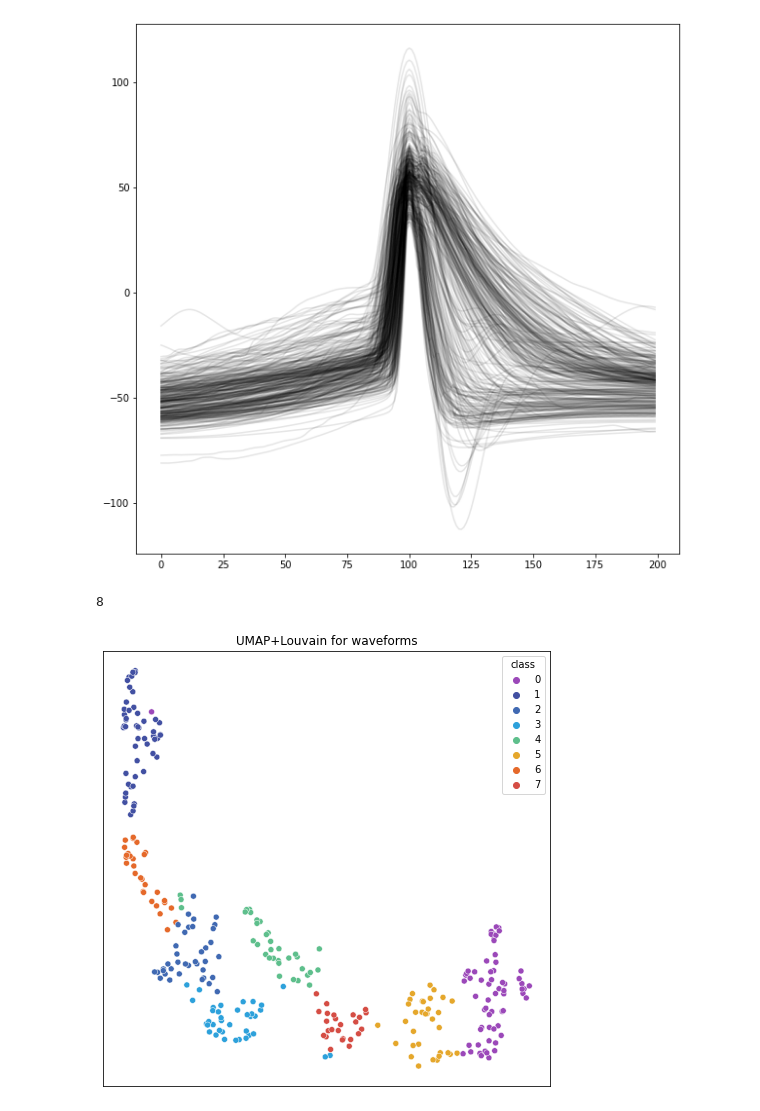
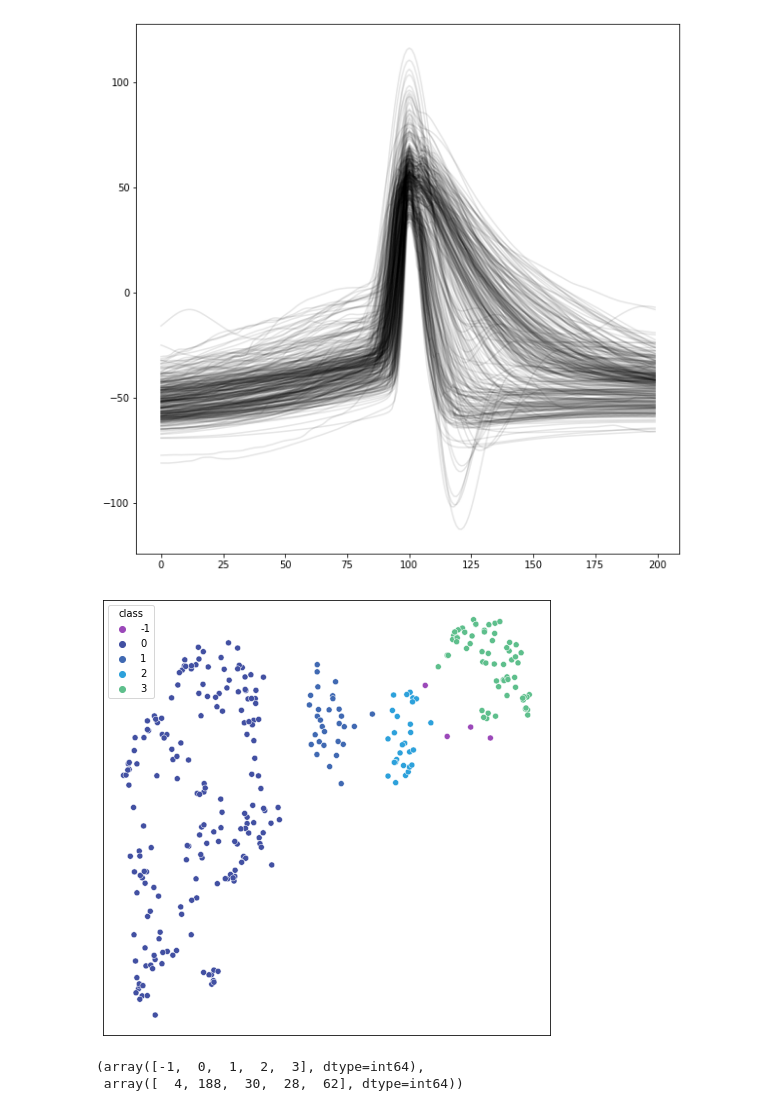
Before and after one commit to Nishant-codex/GIFFittingToolbox, a Jupyter notebook: src/examples/HBDSCAN.ipynb, the cells around one changed output. Drawn from its saved outputs; the diff is of its cells as text; code cells hidden in the pictures.

Commit message:
updated UMAP the result of removing norm after std

```diff
--- a/src/examples/HBDSCAN.ipynb
+++ b/src/examples/HBDSCAN.ipynb
@@ -86,6 +86,35 @@ sns.palplot(coherence_colors)
 [figure]
 [figure]
 [figure]
+# %%
+def HBDSCAN_plot(data,cmap,n_neighbors,min_dist,random_state):
+
+
+    data_umap_scaler = StandardScaler()
+    data_umap = data_umap_scaler.fit_transform(data)
+    clusterable_embedding = umap.UMAP(
+        n_neighbors=n_neighbors,
+        min_dist=min_dist,
+        n_components=2,
+        random_state=random_state,
+    ).fit_transform(data_umap)
+
+    labels = hdbscan.HDBSCAN(
+        # min_samples=10,
+        min_cluster_size=10,
+    ).fit_predict(clusterable_embedding)
+
+    clustered = (labels >= 0)
+    df_2d_exc = {'UMAP1':clusterable_embedding[:, 0],
+             'UMAP2':clusterable_embedding[:, 1],
+             'class':labels}
+    fig,ax12d = plt.subplots(figsize=[8,8])
+    ax12d.set_xticks([])
+    ax12d.set_yticks([])
+
+    sns.scatterplot(data=df_2d_exc,x='UMAP1',y='UMAP2',hue='class',palette=cmap[:len(set(labels))],ax=ax12d)
+
+    return labels,clusterable_embedding
 # %%
 discarded_exps = ['xuan_151118_E1',
 'xuan_15319_E1' ,
@@ -186,14 +215,12 @@ waves = normalize(np.vstack(data_wave_FN_acsf['waveform']))
 
 # find_optimum_res(waves)
 # %%
-labels_wave,mapper,reducer = plot_UMAP_clusters_single(waves,
-                          20,
-                          0.1,
-                          random_state =42,
-                          res_louvain = 1.,
-                          c_list =coherence_colors,
-                          title='UMAP+Louvain for waveforms')
+labels_wave,embedding = HBDSCAN_plot(waves,coherence_colors,20,0.1,42)
 data_wave_FN_acsf['labels_wave'] = labels_wave
 # %% [output]
-8
-[figure, old version]
+[figure, new version]
+# %%
+np.unique(labels_wave,return_counts=True)
+# %% [output]
+(array([-1,  0,  1,  2,  3], dtype=int64),
+ array([  4, 188,  30,  28,  62], dtype=int64))
```
Also changed, not shown: parts of 18 cells of this notebook, 2 other files.
